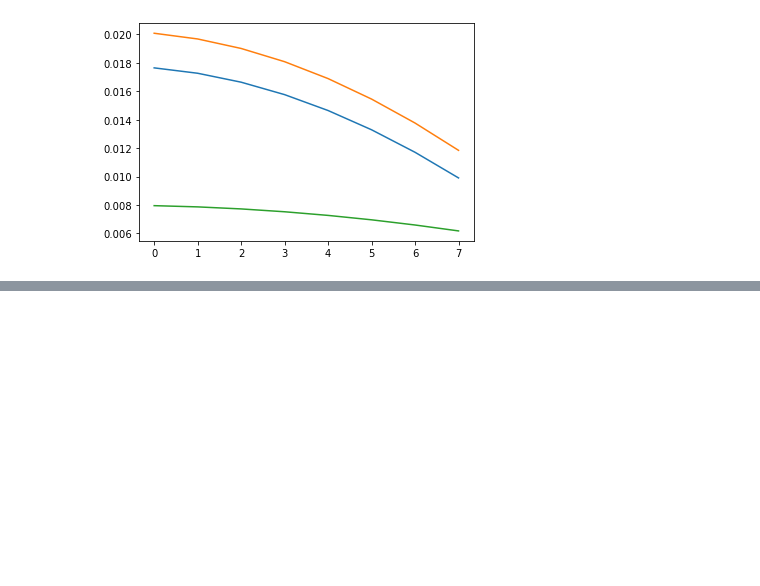
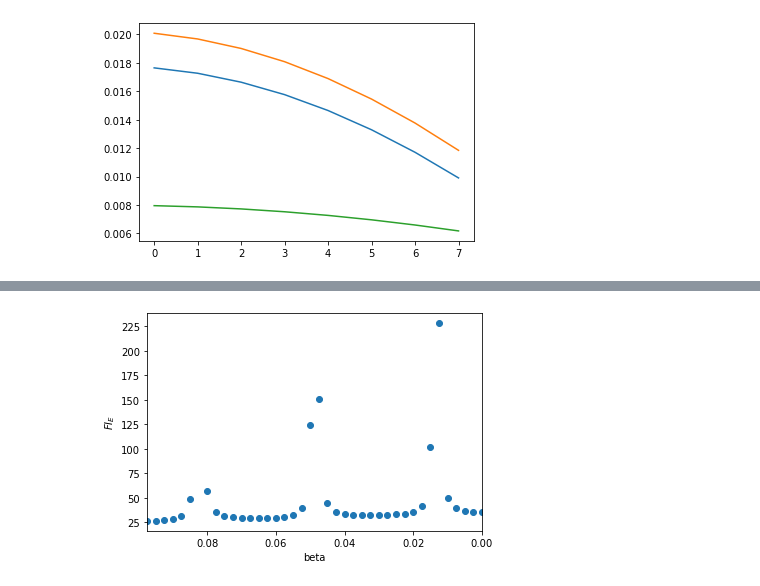
Before and after one commit to alexnegron/SCGB-Fellowship, a Jupyter notebook: Two ring model - independent variability.ipynb, the cells around one changed output, grey strips where cells are left out. Cells and saved outputs as stored; diff of their text form; code cells hidden in the pictures; blank space fills up the shorter version.

```diff
--- a/Two ring model - independent variability.ipynb
+++ b/Two ring model - independent variability.ipynb
@@ -179,7 +179,7 @@ r_ss, r_n, R_ss, R_n, W, xs, ts, c, h = two_ring_model(t0=0,
                                              n=2.0,
                                              c=40,
 
-                                             a=.04,
+                                             a=.02,
                                              b=.05)
 # %%
 N = 180
@@ -250,0 +253,5 @@ plt.show()
+# %%
+betas = np.arange(0, 0.1, 0.0025)
+alphas = np.arange(0, 0.1,0.0025)
+betas = betas[::-1]
+alphas = alphas[::-1]
@@ -250,0 +346,8 @@ plt.show()
+# %%
+plt.scatter(np.delete(betas, [6]), np.delete(FI_E1, [6]))
+plt.xlabel('beta')
+plt.ylabel('$FI_E$')
+plt.xlim(max(betas),min(betas))
+plt.show()
+# %% [output]
+[figure, added]
```
Also changed, not shown: parts of 3 cells of this notebook.
